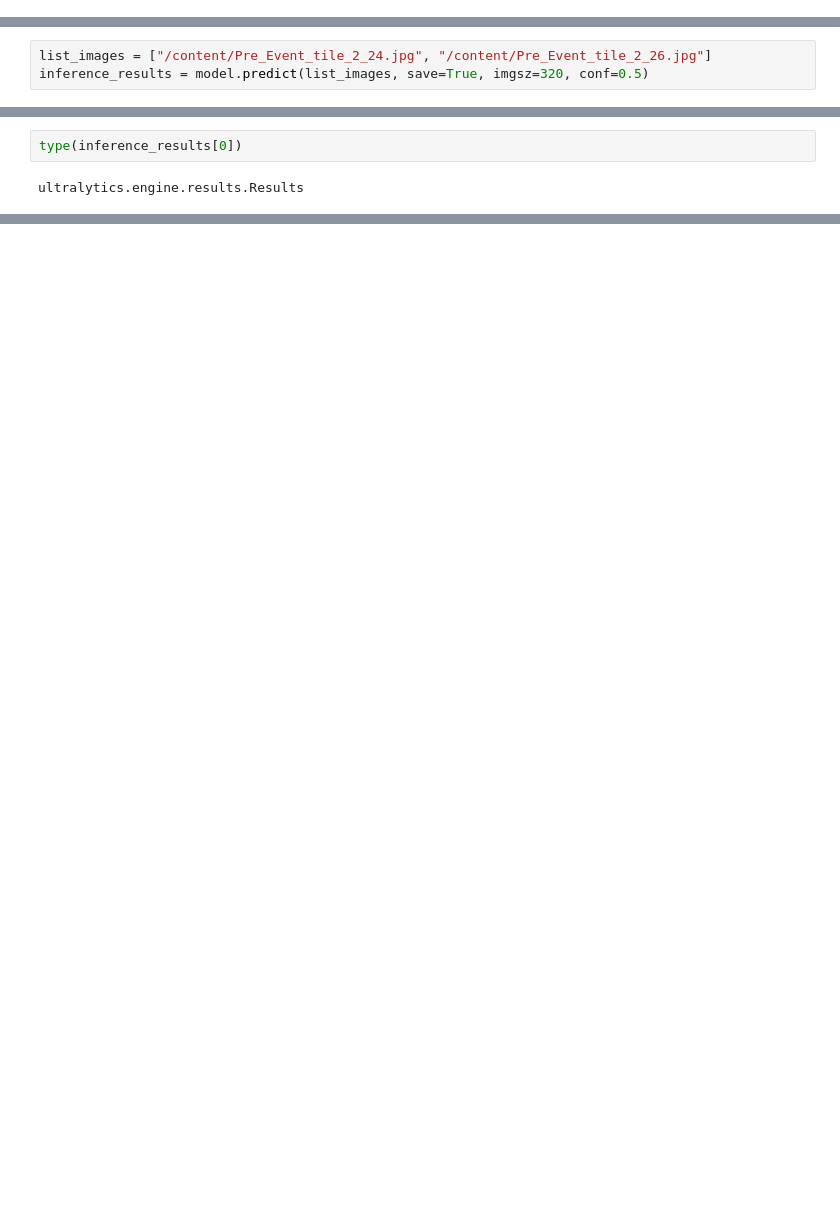
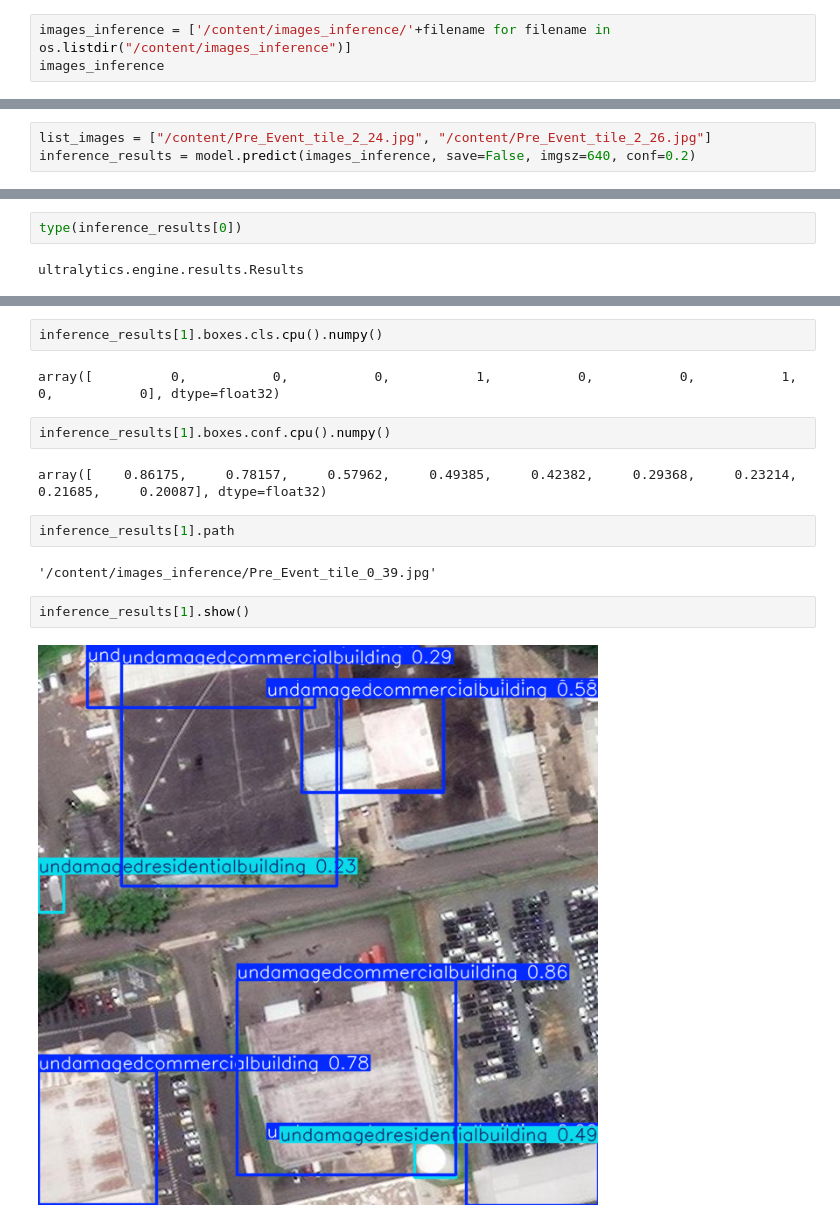
Before and after one commit to katcko/storm_damage_ey_challenge, a Jupyter notebook: notebooks/google_colab/pretraining_undamdaged_model.ipynb, the cells around one changed output, grey strips where cells are left out. Drawn from its saved outputs; the diff is of its cells as text; blank space fills up the shorter version.

Commit message:
Exploring ultralytics model predict output

```diff
--- a/notebooks/google_colab/pretraining_undamdaged_model.ipynb
+++ b/notebooks/google_colab/pretraining_undamdaged_model.ipynb
@@ -272,0 +299,3 @@ r_curve: array([[    0.91379,     0.91379,     0.91379, ...,           0,
+# %%
+images_inference = ['/content/images_inference/'+filename for filename in os.listdir("/content/images_inference")]
+images_inference
@@ -273,4 +311,4 @@ r_curve: array([[    0.91379,     0.91379,     0.91379, ...,           0,
 # %%
 list_images = ["/content/Pre_Event_tile_2_24.jpg", "/content/Pre_Event_tile_2_26.jpg"]
-inference_results = model.predict(list_images, save=True, imgsz=320, conf=0.5)
+inference_results = model.predict(images_inference, save=False, imgsz=640, conf=0.2)
 # %% [output]
@@ -289 +356,17 @@ len(inference_results[0])
+# %%
+inference_results[1].boxes.cls.cpu().numpy()
+# %% [output]
+array([          0,           0,           0,           1,           0,           0,           1,           0,           0], dtype=float32)
+# %%
+inference_results[1].boxes.conf.cpu().numpy()
+# %% [output]
+array([    0.86175,     0.78157,     0.57962,     0.49385,     0.42382,     0.29368,     0.23214,     0.21685,     0.20087], dtype=float32)
+# %%
+inference_results[1].path
+# %% [output]
+'/content/images_inference/Pre_Event_tile_0_39.jpg'
+# %%
+inference_results[1].show()
+# %% [output]
+[figure, added]
 # %%
```
Also changed, not shown: parts of 18 cells of this notebook.
